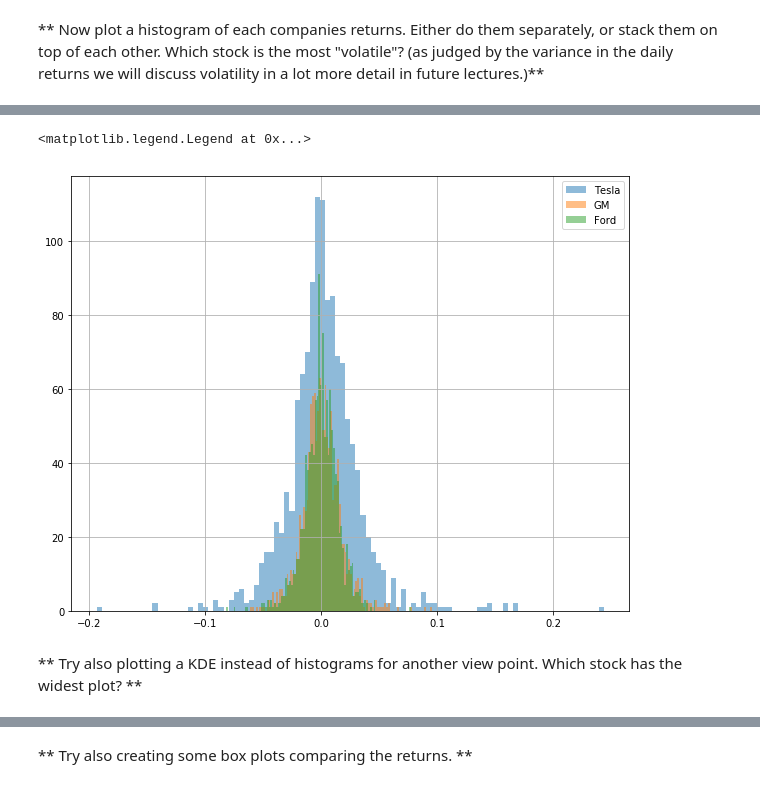
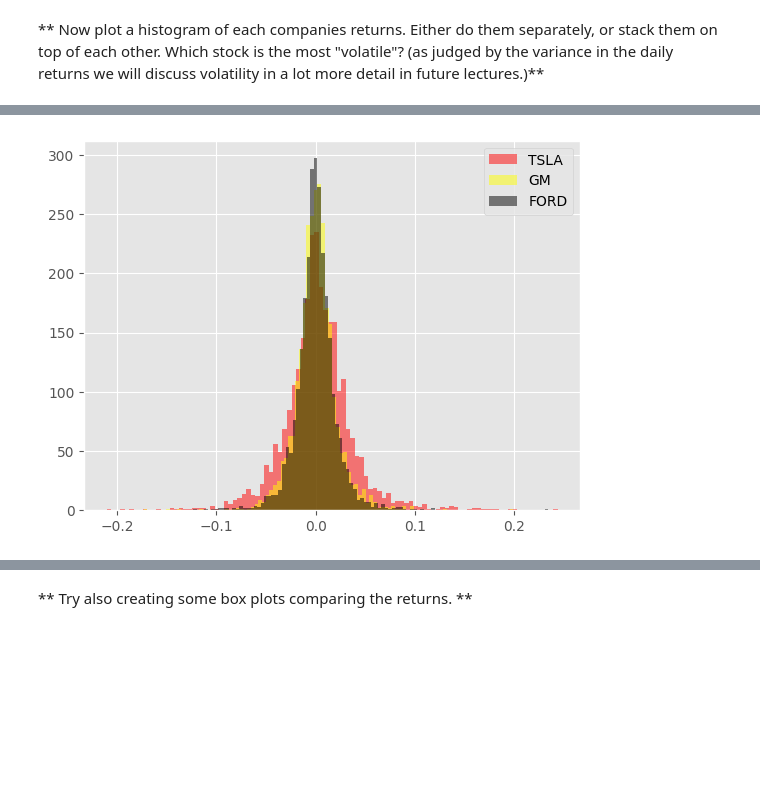
Before and after one commit to mattummal/ford-GM-share-price, a Jupyter notebook: analysis.ipynb, the cells around one changed output, grey strips where cells are left out. Cells and saved outputs as stored; diff of their text form; code cells hidden in the pictures; blank space fills up the shorter version.

```diff
--- a/analysis.ipynb
+++ b/analysis.ipynb
@@ -317,0 +321,4 @@ TSLA['returns'].hist(bins=50)
+# %%
+plt.style.use('ggplot')
+plt.hist(FORD['returns'], bins=50)
+plt.show()
@@ -317,0 +327,4 @@ TSLA['returns'].hist(bins=50)
+# %%
+plt.style.use('ggplot')
+plt.hist(GM['returns'], bins=50)
+plt.show()
@@ -317,0 +333,4 @@ TSLA['returns'].hist(bins=50)
+# %%
+plt.style.use('ggplot')
+plt.hist(TSLA['returns'], bins=50)
+plt.show()
@@ -318,10 +339,9 @@ TSLA['returns'].hist(bins=50)
 # %%
-TSLA['returns'].hist(bins=100,label='TSLA',figsize=(10,8),alpha=0.5)
-GM['returns'].hist(bins=100,label='GM',alpha=0.5)
-FORD['returns'].hist(bins=100,label='FORD',alpha=0.5)
+plt.style.use('ggplot')
+plt.hist(TSLA['returns'], bins=100,label='TSLA',alpha=0.5, color='red')
+plt.hist(GM['returns'], bins=100,label='GM',alpha=0.5, color='yellow')
+plt.hist(FORD['returns'], bins=100,label='FORD',alpha=0.5, color='black')
 plt.legend()
+plt.show()
 # %% [output]
-<matplotlib.legend.Legend at 0x...>
-[figure, old version]
+[figure, new version]
-# %% [markdown]
-** Try also plotting a KDE instead of histograms for another view point. Which stock has the widest plot? **
```
Also changed, not shown: parts of 16 cells of this notebook.
